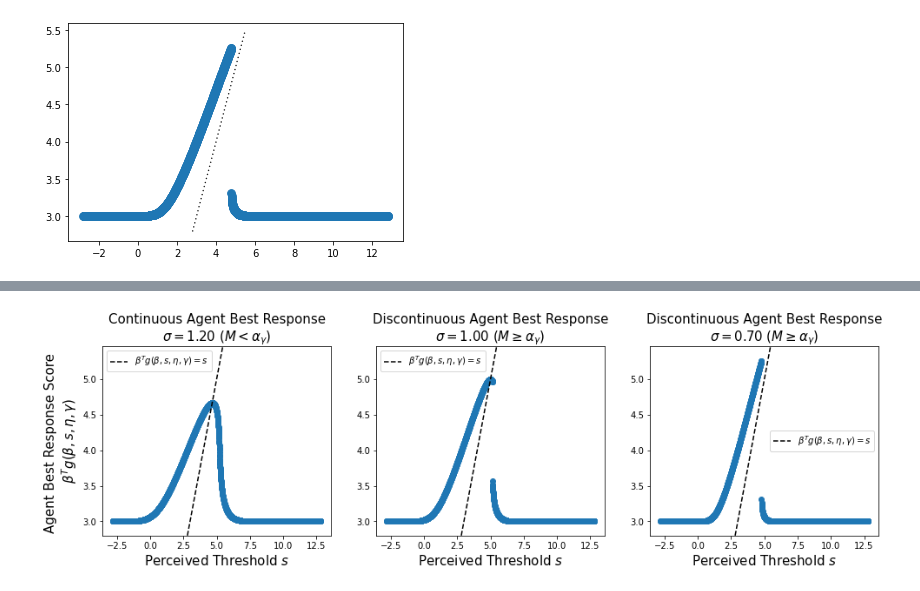
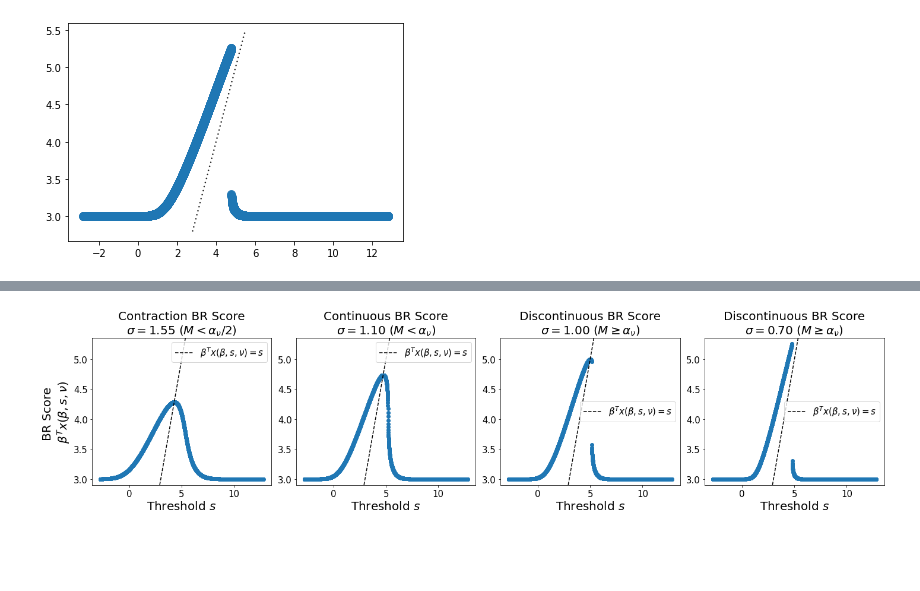
Before and after one commit to roshni714/ml-with-strategic-agents, a Jupyter notebook: paper-agent-class.ipynb, the cells around one changed output, grey strips where cells are left out. Cells and saved outputs as stored; diff of their text form; code cells hidden in the pictures; blank space fills up the shorter version.

```diff
--- a/paper-agent-class.ipynb
+++ b/paper-agent-class.ipynb
@@ -13,4 +14,4 @@ continuity_sigma = np.sqrt(1 / (2 * min_eigenvalue * (np.sqrt(2 * np.pi * np.e))
 # %%
-discontinuity_sigma = continuity_sigma - 0.5
+discontinuity_sigma = 0.7
 discontinuity_sigma
 # %% [output]
@@ -18,4 +19,4 @@ array([0.69993346])
 # %%
-discontinuity_sigma_w_fp = continuity_sigma - 0.20
+discontinuity_sigma_w_fp = 1.
 discontinuity_sigma_w_fp
 # %% [output]
@@ -27,3 +32,6 @@ array([1.19993346])
 # %%
 bounds = compute_score_bounds(beta, discontinuity_sigma)
-thresholds = np.linspace(bounds[0], bounds[1], 2500)
+thresholds = np.linspace(bounds[0], bounds[1], 5000)
+# %%
+scores_brs_contraction = [np.matmul(beta.T, agent.best_response(beta, s, contraction_sigma)).item() for s in thresholds]
+plt.scatter(thresholds, scores_brs_contraction, s=60.)
@@ -56,59 +77,63 @@ plt.scatter(line, line, linestyle="dashed", c="k", s=0.2)
 # %%
-fig, ax = plt.subplots(1, 3, figsize=(16, 4), sharex=True)
+fig, ax = plt.subplots(1, 4, figsize=(20, 5), sharex=True)
 #plt.xlabel("Perceived Threshold " + r"$s$")
 
-ax[0].scatter(thresholds, scores_brs_cont)
+line = np.linspace(min(scores_brs_discont[good_idx]) - 0.1, max(scores_brs_discont[good_idx]) + 0.1, 50)
+
+ax[0].scatter(thresholds, )
+
+ax[0].scatter(thresholds, scores_brs_contraction)
+ax[0].set_title("Contraction BR Score\n" + r"$\sigma=1.55$" + " " + r"$(M < \alpha_{\nu}/2)$", fontsize=20)
+
+
+ax[1].scatter(thresholds, scores_brs_cont)
 #ax[2].set_xlabel("Perceived Threshold " + r"$s$")
 #ax[2].set_ylabel("Agent Best Response Score \n" + r"$\beta^{T}g(\beta, s, \eta, \gamma)$", fontsize=15)
-ax[0].set_title("Continuous Agent Best Response\n" + r"$\sigma=1.20$"  + " " + r"$(M < \alpha_{\gamma})$", fontsize=15)
-ax[0].plot(line, line, "--", c="k", label=r"$\beta^{T}g(\beta, s, \eta, \gamma) = s$")
+ax[1].set_title("Continuous BR Score\n" + r"$\sigma=1.10$"  + " " + r"$(M < \alpha_{\nu})$", fontsize=20)
 
-ax[0].legend()
 
-ax[1].scatter(thresholds, scores_brs_discont_w_fp)
+ax[2].scatter(thresholds, scores_brs_discont_w_fp)
 #ax[1].set_xlabel("Perceived Threshold " + r"$s$")
 #ax[2].set_ylabel("Agent Best Response Score \n" + r"$\beta^{T}g(\beta, s, \eta, \gamma)$", fontsize=15)
-ax[1].set_title("Discontinuous Agent Best Response\n" + r"$\sigma=1.00$"  + " " + r"$(M \geq \alpha_{\gamma})$", fontsize=15)
-ax[1].plot(line, line, "--", c="k", label=r"$\beta^{T}g(\beta, s, \eta, \gamma) = s$")
-
-ax[1].legend()
+ax[2].set_title("Discontinuous BR Score\n" + r"$\sigma=1.00$"  + " " + r"$(M \geq \alpha_{\nu})$", fontsize=20)
 
 
-ax[2].scatter(thresholds[good_idx], scores_brs_discont[good_idx])
+ax[3].scatter(thresholds[good_idx], scores_brs_discont[good_idx])
 #ax[0].set_xlabel("Perceived Threshold " + r"$s$")
-ax[0].set_ylabel("Agent Best Response Score \n" + r"$\beta^{T}g(\beta, s, \eta, \gamma)$", fontsize=15)
-ax[2].set_title("Discontinuous Agent Best Response" + "\n" + r"$\sigma=0.70$"  + " " + r"$(M \geq \alpha_{\gamma})$", fontsize=15)
-ax[2].plot(line, line, "--", c="k", label=r"$\beta^{T}g(\beta, s, \eta, \gamma) = s$")
-
-ax[2].legend()
-
+ax[0].set_ylabel("BR Score \n" + r"$\beta^{T}x(\beta, s, \nu)$", fontsize=20)
+ax[3].set_title("Discontinuous BR Score" + "\n" + r"$\sigma=0.70$"  + " " + r"$(M \geq \alpha_{\nu})$", fontsize=20)
 
 all_scores = scores_brs_cont + scores_brs_discont
 
-max_score = max(max(scores_brs_discont), max(scores_brs_cont))+ 0.20
-min_score = min(min(scores_brs_cont), min(scores_brs_cont)) - 0.20
+max_score = max(max(scores_brs_discont), max(scores_brs_cont))+ 0.10
+min_score = min(min(scores_brs_cont), min(scores_brs_cont)) - 0.10
 
+ax[3].set_ylim(min_score , max_score )
 ax[2].set_ylim(min_score , max_score )
 ax[1].set_ylim(min_score , max_score )
 ax[0].set_ylim(min_score , max_score )
 
 
-line = np.linspace(min(scores_brs_discont[good_idx]) - 0.2, max(scores_brs_discont[good_idx]) + 0.2, 50)
+
 
 # # Get extents of subplot
 # x0 = min([a.get_position().x0 for a in ax])
 # y0 = min([a.get_position().y0 for a in ax])
 # x1 = max([a.get_position().x1 for a in ax])
 # y1 = max([a.get_position().y1 for a in ax])
 
 # # Hidden axes for common x and y labels
 # plt.axes([x0, y0, x1 - x0, y1 - y0], frameon=False)
 # plt.tick_params(labelcolor='none', top=False, bottom=False, left=False, right=False)
-ax[0].set_xlabel("Perceived Threshold " + r"$s$", fontsize=15)
-ax[1].set_xlabel("Perceived Threshold " + r"$s$", fontsize=15)
-ax[2].set_xlabel("Perceived Threshold " + r"$s$", fontsize=15)
+for i in range(4):
+    ax[i].set_xlabel("Threshold " + r"$s$", fontsize=20)
+    ax[i].xaxis.set_tick_params(labelsize=15)
+    ax[i].yaxis.set_tick_params(labelsize=15)
+    ax[i].plot(line, line, "--", c="k", label=r"$\beta^{T}x(\beta, s, \nu) = s$")
+    ax[i].legend(fontsize=15)
 
 
+plt.tight_layout()
 plt.savefig("figs/paper_continuity.pdf")
 # %% [output]
-[figure, old version]
+[figure, new version]
```
Also changed, not shown: parts of 14 cells of this notebook, 3 other files.
